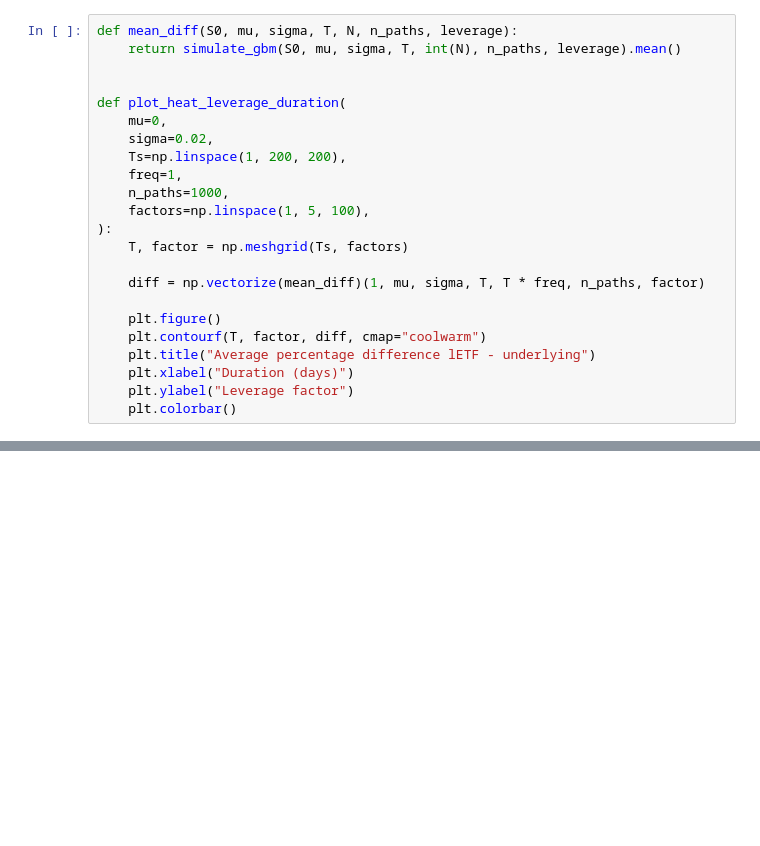
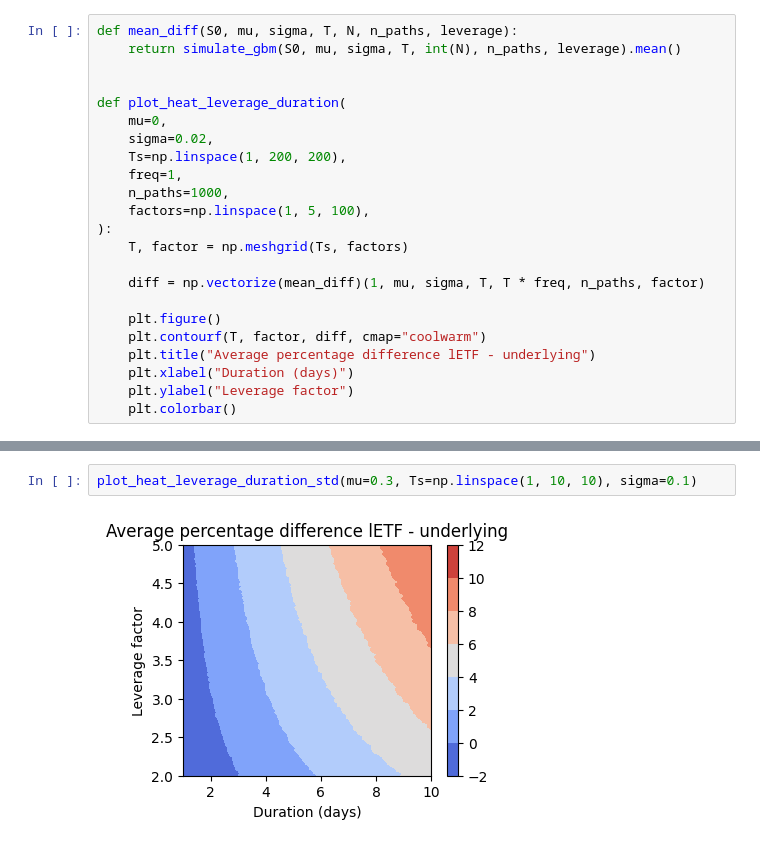
Before and after one commit to albesianor/Leveraged-ETFs, a Jupyter notebook: 02_leverage_duration_analysis.ipynb, the cells around one changed output, grey strips where cells are left out. Cells and saved outputs as stored; diff of their text form; blank space fills up the shorter version.

```diff
--- a/02_leverage_duration_analysis.ipynb
+++ b/02_leverage_duration_analysis.ipynb
@@ -69,0 +100,4 @@ plot_heat_leverage_duration(mu=0, Ts=np.linspace(1, 41, 41), sigma=0.4)
+# %%
+plot_heat_leverage_duration_std(mu=0.3, Ts=np.linspace(1, 10, 10), sigma=0.1)
+# %% [output]
+[figure, added]
```
Also changed, not shown: parts of 20 cells of this notebook.
